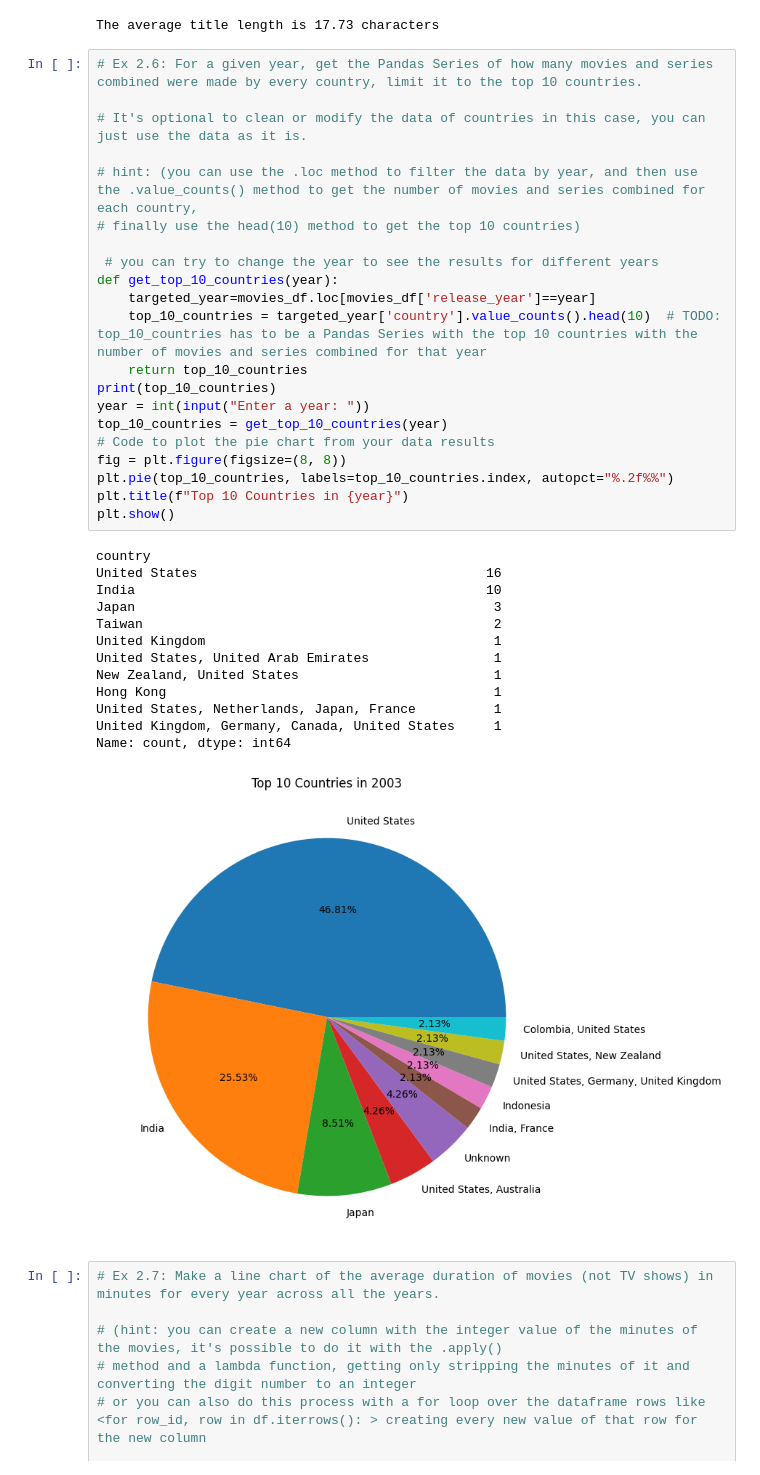
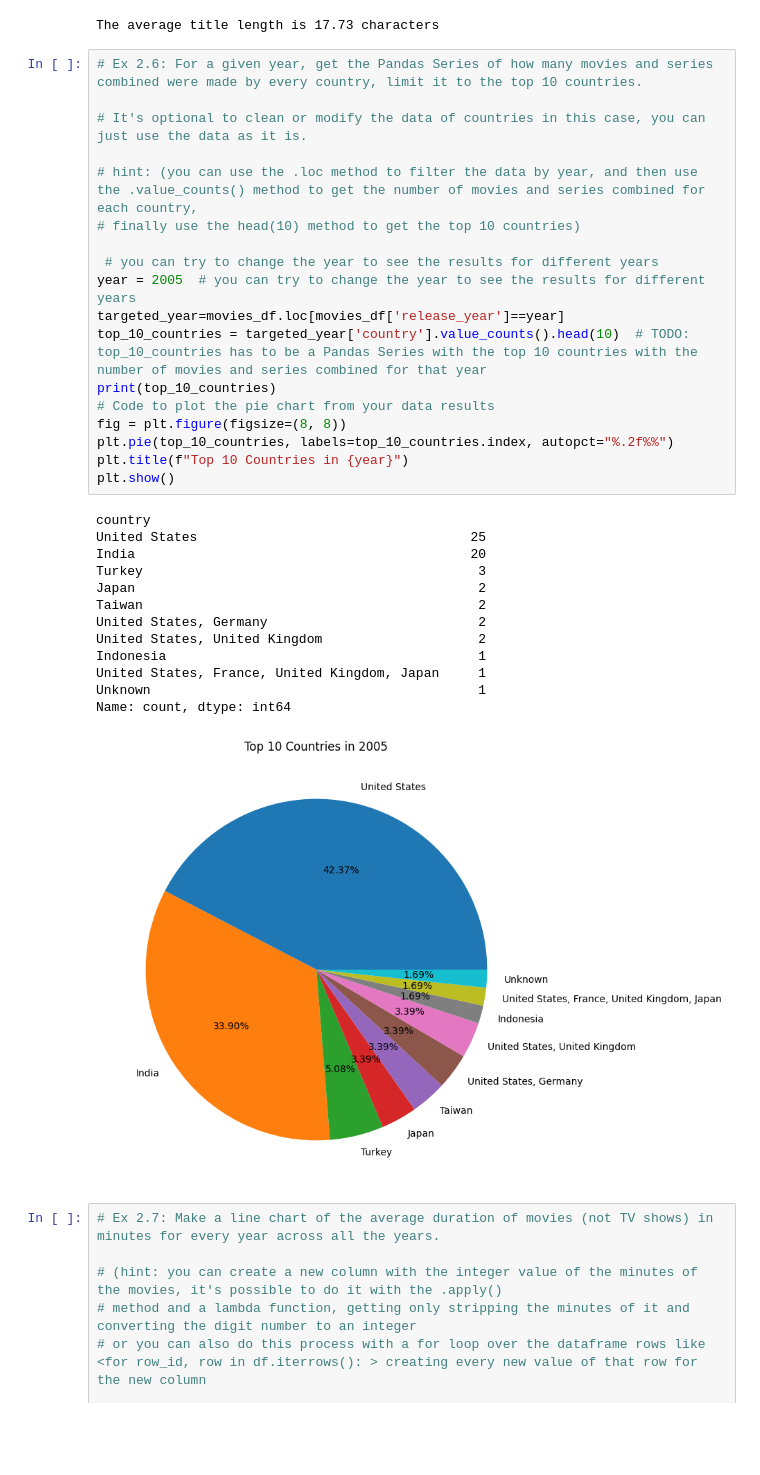
Before and after one commit to gianlug63/eae_ipld_projectfinal, a Jupyter notebook: development/02_netflix_data_analysis.ipynb, the cells around one changed output. Saved outputs shown, nothing was run; the diff lists cells and outputs as text; blank space fills up the shorter version.

```diff
--- a/development/02_netflix_data_analysis.ipynb
+++ b/development/02_netflix_data_analysis.ipynb
@@ -103,38 +103,35 @@ The average title length is 17.73 characters
 # %%
 # Ex 2.6: For a given year, get the Pandas Series of how many movies and series combined were made by every country, limit it to the top 10 countries.
 
 # It's optional to clean or modify the data of countries in this case, you can just use the data as it is.
 
 # hint: (you can use the .loc method to filter the data by year, and then use the .value_counts() method to get the number of movies and series combined for each country,
 # finally use the head(10) method to get the top 10 countries)
 
  # you can try to change the year to see the results for different years
-def get_top_10_countries(year):
-    targeted_year=movies_df.loc[movies_df['release_year']==year]
-    top_10_countries = targeted_year['country'].value_counts().head(10)  # TODO: top_10_countries has to be a Pandas Series with the top 10 countries with the number of movies and series combined for that year
-    return top_10_countries
+year = 2005  # you can try to change the year to see the results for different years
+targeted_year=movies_df.loc[movies_df['release_year']==year]
+top_10_countries = targeted_year['country'].value_counts().head(10)  # TODO: top_10_countries has to be a Pandas Series with the top 10 countries with the number of movies and series combined for that year
 print(top_10_countries)
-year = int(input("Enter a year: "))
-top_10_countries = get_top_10_countries(year)
 # Code to plot the pie chart from your data results
 fig = plt.figure(figsize=(8, 8))
 plt.pie(top_10_countries, labels=top_10_countries.index, autopct="%.2f%%")
 plt.title(f"Top 10 Countries in {year}")
 plt.show()
 # %% [output]
 country
-United States                                     16
-India                                             10
-Japan                                              3
-Taiwan                                             2
-United Kingdom                                     1
-United States, United Arab Emirates                1
-New Zealand, United States                         1
-Hong Kong                                          1
-United States, Netherlands, Japan, France          1
-United Kingdom, Germany, Canada, United States     1
+United States                                   25
+India                                           20
+Turkey                                           3
+Japan                                            2
+Taiwan                                           2
+United States, Germany                           2
+United States, United Kingdom                    2
+Indonesia                                        1
+United States, France, United Kingdom, Japan     1
+Unknown                                          1
 Name: count, dtype: int64
-[figure, old version]
+[figure, new version]
 # %%
 # Ex 2.7: Make a line chart of the average duration of movies (not TV shows) in minutes for every year across all the years.
 
```
